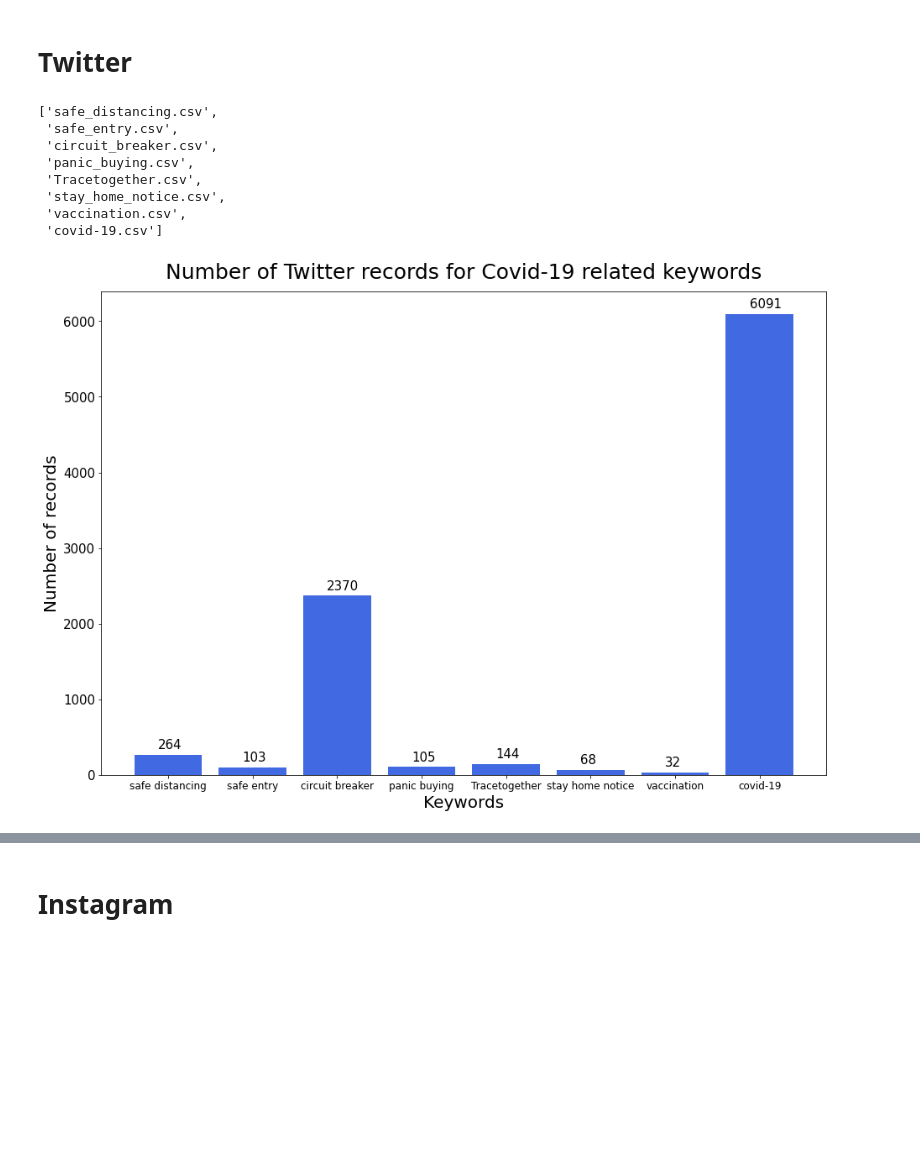
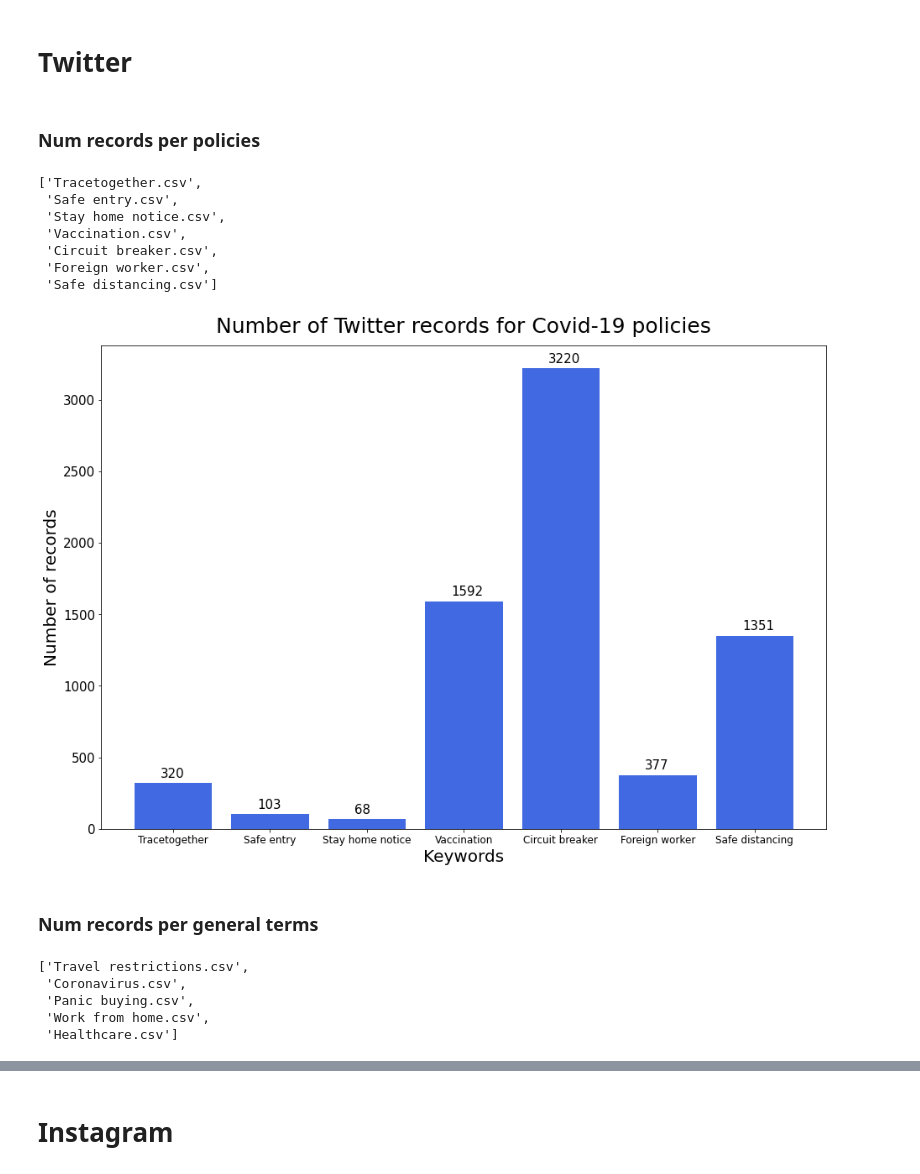
Before and after one commit to CJianYu98/Covid-19-Singapore-Analysis, a Jupyter notebook: Analysis/basic_EDA.ipynb, the cells around one changed output, grey strips where cells are left out. Saved outputs shown, nothing was run; the diff lists cells and outputs as text; code cells hidden in the pictures; blank space fills up the shorter version.

```diff
--- a/Analysis/basic_EDA.ipynb
+++ b/Analysis/basic_EDA.ipynb
@@ -18,21 +19,23 @@ instagram_data = {
 }
 # %% [markdown]
 # Twitter
+# %% [markdown]
+### Num records per policies
 # %%
-mypath = "."
-folder_name='Twitter Data/Cleaned Data'
+mypath = ".."
+folder_name='Data/Twitter Data/Cleaned Data/Policies'
 file_path = f'{mypath}/{folder_name}/'
+# folders = [folder for folder in os.listdir(file_path) if (folder != '.DS_Store' and folder.endswith('csv') == False)]
 files = [filename for filename in os.listdir(file_path) if filename.endswith('.csv')]
 files
 # %% [output]
-['safe_distancing.csv',
- 'safe_entry.csv',
- 'circuit_breaker.csv',
- 'panic_buying.csv',
- 'Tracetogether.csv',
- 'stay_home_notice.csv',
- 'vaccination.csv',
- 'covid-19.csv']
+['Tracetogether.csv',
+ 'Safe entry.csv',
+ 'Stay home notice.csv',
+ 'Vaccination.csv',
+ 'Circuit breaker.csv',
+ 'Foreign worker.csv',
+ 'Safe distancing.csv']
 # %%
 for file in files:
     df = pd.read_csv(f'{file_path}{file}')
@@ -43,18 +46,20 @@ for file in files:
 # %%
 fig = plt.figure()
 ax = fig.add_axes([0, 0,2,2])
 key_words = list(tweets_data.keys())
 num_records = list(tweets_data.values())
 ax.bar(key_words, num_records, color='royalblue')
-plt.title("Number of Twitter records for Covid-19 related keywords", fontsize = 25, pad=15)
+plt.title("Number of Twitter records for Covid-19 policies", fontsize = 25, pad=15)
 plt.xlabel("Keywords", fontsize = 20)
 plt.ylabel("Number of records",fontsize = 20)
 plt.xticks(fontsize=12)
 plt.yticks(fontsize=15)
 for i in range(len(key_words)):
-    plt.text(x= i-0.12 , y = num_records[i]+80 , s=f"{num_records[i]}" , fontdict=dict(fontsize=15))
+    plt.text(x= i-0.13 , y = num_records[i]+40, s=f"{num_records[i]}" , fontdict=dict(fontsize=15))
 
 plt.tight_layout()
 plt.show()
 # %% [output]
-[figure, old version]
+[figure, new version]
+# %% [markdown]
+### Num records per general terms
@@ -60,0 +68,12 @@ plt.show()
+# %%
+mypath = ".."
+folder_name='Data/Twitter Data/Cleaned Data/General search terms'
+file_path = f'{mypath}/{folder_name}/'
+files = [filename for filename in os.listdir(file_path) if filename.endswith('.csv')]
+files
+# %% [output]
+['Travel restrictions.csv',
+ 'Coronavirus.csv',
+ 'Panic buying.csv',
+ 'Work from home.csv',
+ 'Healthcare.csv']
```
Also changed, not shown: parts of 16 cells of this notebook, 3 other files.
